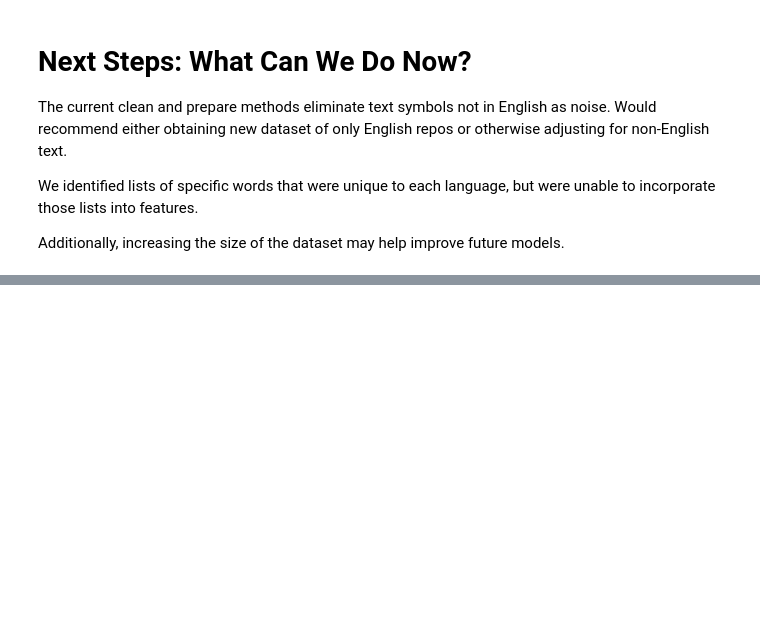
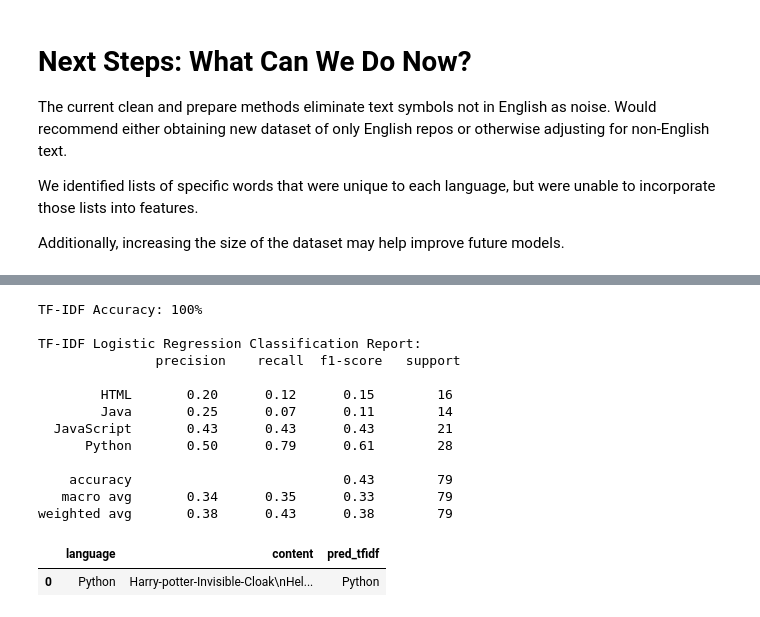
Before and after one commit to Data-Investigators/nlp_environmental_project, a Jupyter notebook: final.ipynb, the cells around one changed output, grey strips where cells are left out. Saved outputs shown, nothing was run; the diff lists cells and outputs as text; code cells hidden in the pictures; blank space fills up the shorter version.

Commit message:
added required function

```diff
--- a/final.ipynb
+++ b/final.ipynb
@@ -744,0 +749,53 @@ Additionally, increasing the size of the dataset may help improve future models.
+# %%
+from sklearn.metrics import accuracy_score, precision_score, recall_score, confusion_matrix, classification_report
+def predict_language(url, tfidf, lm_tfidf):
+    '''
+    Given text for the README page this function will try to predict the programming language
+    '''
+    # get readme text and language from url
+    soup = acquire_ry.make_soup(url)
+
+    if soup.find('article', class_="markdown-body entry-content container-lg") != None:
+        # Save the text in each readme to variable text
+        content = soup.find('article', class_="markdown-body entry-content container-lg").text
+
+    if soup.find('span', class_="text-gray-dark text-bold mr-1") != None:
+    # Save the first language in each readme to variable text
+        # NOTE: this is the majority language, not all of the languages used
+        language = soup.find('span', class_="text-gray-dark text-bold mr-1").text
+
+        # anything else useful on the page?
+
+        # Create a dictionary holding the title and content for each blog
+        readme = [{'language': language, 'content': content}]
+
+        # convert dictionary to a df
+        df = pd.DataFrame(readme)
+    # vectorize text
+    tfidf_single = tfidf.transform(df.content)
+    # predict language
+    df['pred_tfidf'] = lm_tfidf.predict(tfidf_single)
+    # print results
+    print('TF-IDF Accuracy: {:.0%}\n'.format(accuracy_score(df.language, df.pred_tfidf)))
+    print("TF-IDF Logistic Regression Classification Report:\n", classification_report(y_test, X_test.pred_tfidf))
+    return df
+# %%
+url = 'https://github.com/Gaurav-chatterjee/Harry-potter-Invisible-Cloak'
+df = predict_language(url, tfidf, lm_tfidf)
+df
+# %% [output]
+TF-IDF Accuracy: 100%
+
+TF-IDF Logistic Regression Classification Report:
+               precision    recall  f1-score   support
+
+        HTML       0.20      0.12      0.15        16
+        Java       0.25      0.07      0.11        14
+  JavaScript       0.43      0.43      0.43        21
+      Python       0.50      0.79      0.61        28
+
+    accuracy                           0.43        79
+   macro avg       0.34      0.35      0.33        79
+weighted avg       0.38      0.43      0.38        79
+|  | language | content | pred_tfidf |
+| 0 | Python | Harry-potter-Invisible-Cloak\nHel... | Python |
```
Also changed, not shown: parts of 6 cells of this notebook.
